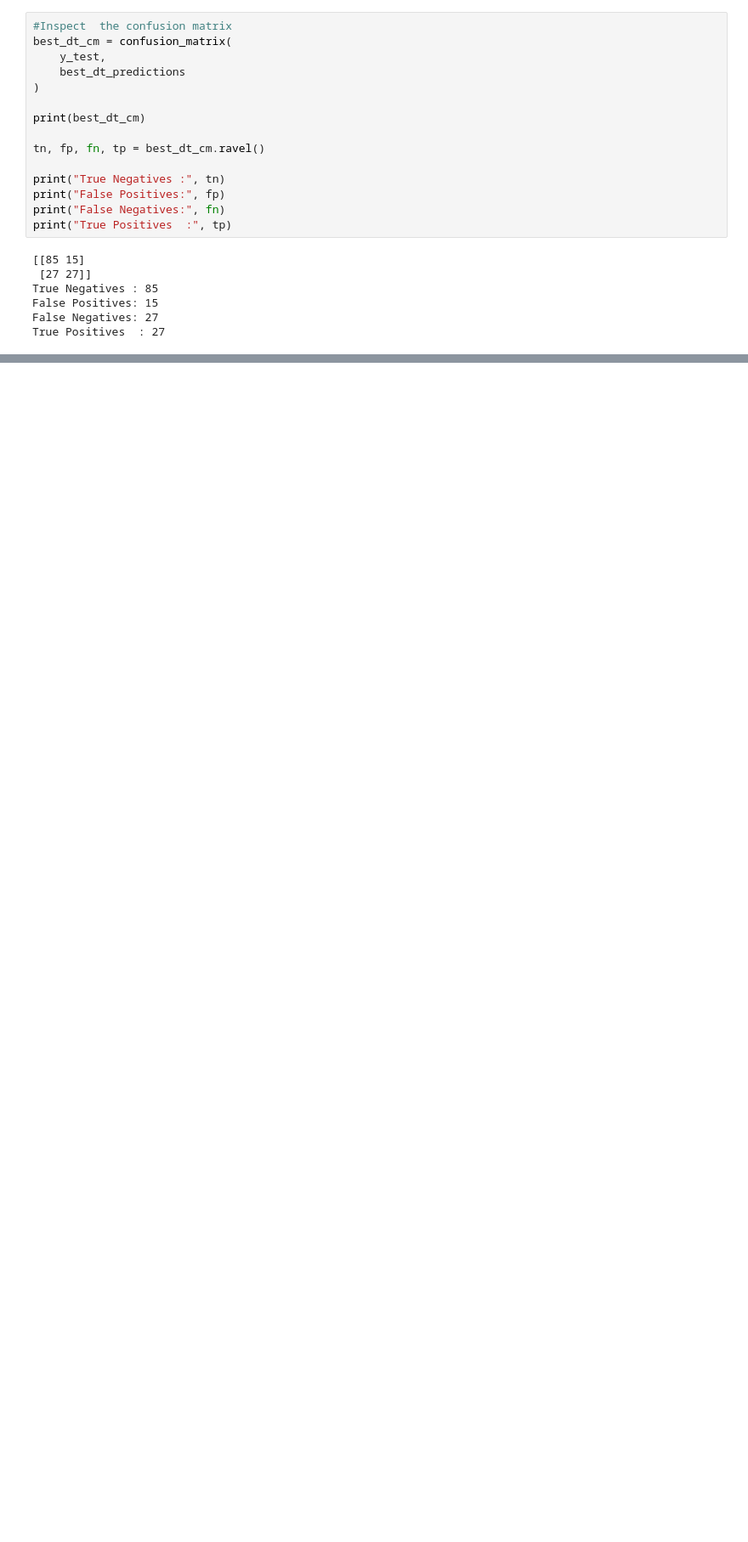
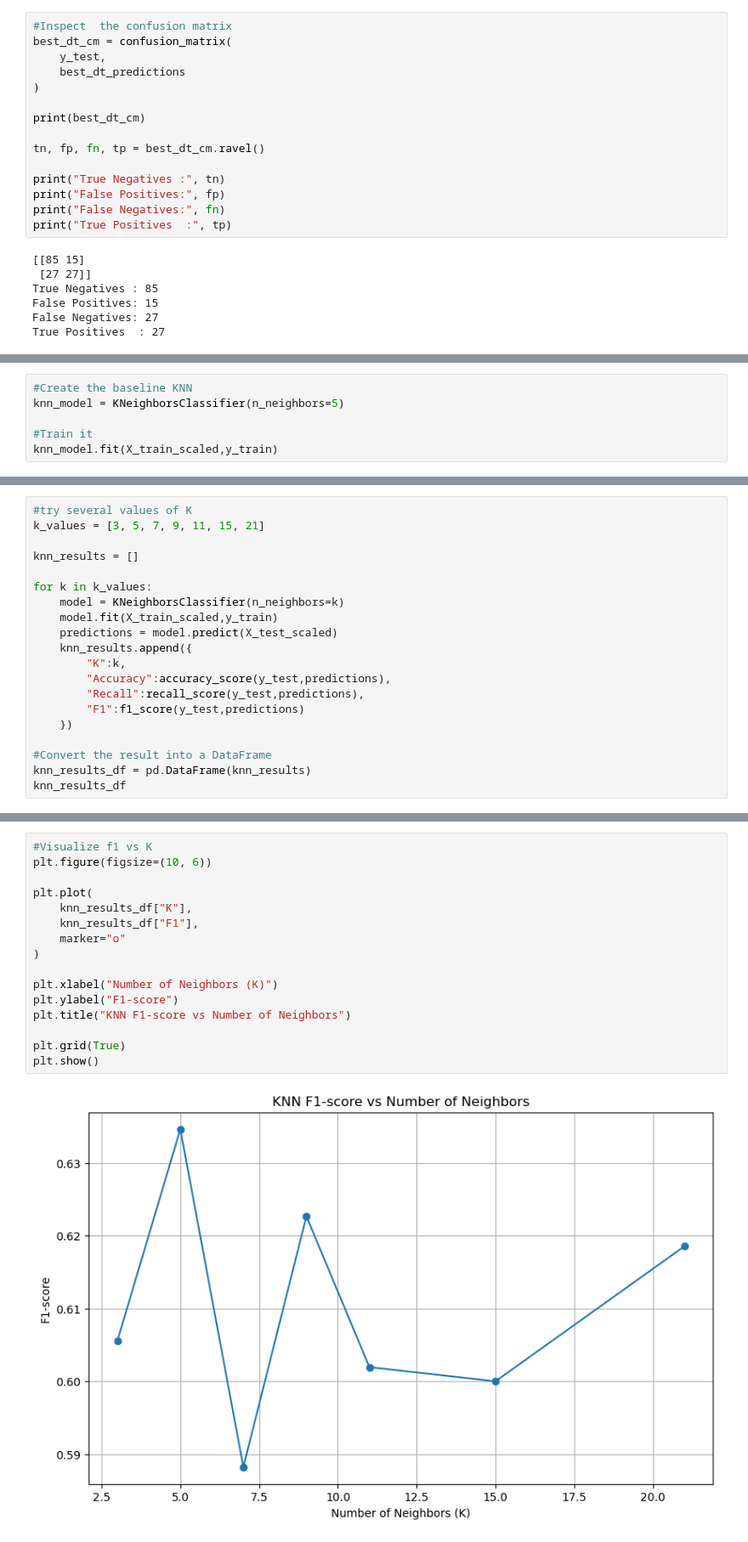
Before and after one commit to kindy10/DiabetesPrediction, a Jupyter notebook: notebooks/diabetes_prediction.ipynb, the cells around one changed output, grey strips where cells are left out. Shown at 85% size. Cells and saved outputs as stored; diff of their text form; blank space fills up the shorter version.

Commit message:
Add KNN classifier

```diff
--- a/notebooks/diabetes_prediction.ipynb
+++ b/notebooks/diabetes_prediction.ipynb
@@ -1032,0 +1036,6 @@ True Positives  : 27
+# %%
+#Create the baseline KNN
+knn_model = KNeighborsClassifier(n_neighbors=5)
+
+#Train it
+knn_model.fit(X_train_scaled,y_train)
@@ -1032,0 +1104,20 @@ True Positives  : 27
+# %%
+#try several values of K
+k_values = [3, 5, 7, 9, 11, 15, 21]
+
+knn_results = []
+
+for k in k_values:
+    model = KNeighborsClassifier(n_neighbors=k)
+    model.fit(X_train_scaled,y_train)
+    predictions = model.predict(X_test_scaled)
+    knn_results.append({
+        "K":k,
+        "Accuracy":accuracy_score(y_test,predictions),
+        "Recall":recall_score(y_test,predictions),
+        "F1":f1_score(y_test,predictions)
+    })
+
+#Convert the result into a DataFrame
+knn_results_df = pd.DataFrame(knn_results)
+knn_results_df
@@ -1032,0 +1133,18 @@ True Positives  : 27
+# %%
+#Visualize f1 vs K
+plt.figure(figsize=(10, 6))
+
+plt.plot(
+    knn_results_df["K"],
+    knn_results_df["F1"],
+    marker="o"
+)
+
+plt.xlabel("Number of Neighbors (K)")
+plt.ylabel("F1-score")
+plt.title("KNN F1-score vs Number of Neighbors")
+
+plt.grid(True)
+plt.show()
+# %% [output]
+[figure, added]
```
Also changed, not shown: parts of 4 cells of this notebook.
